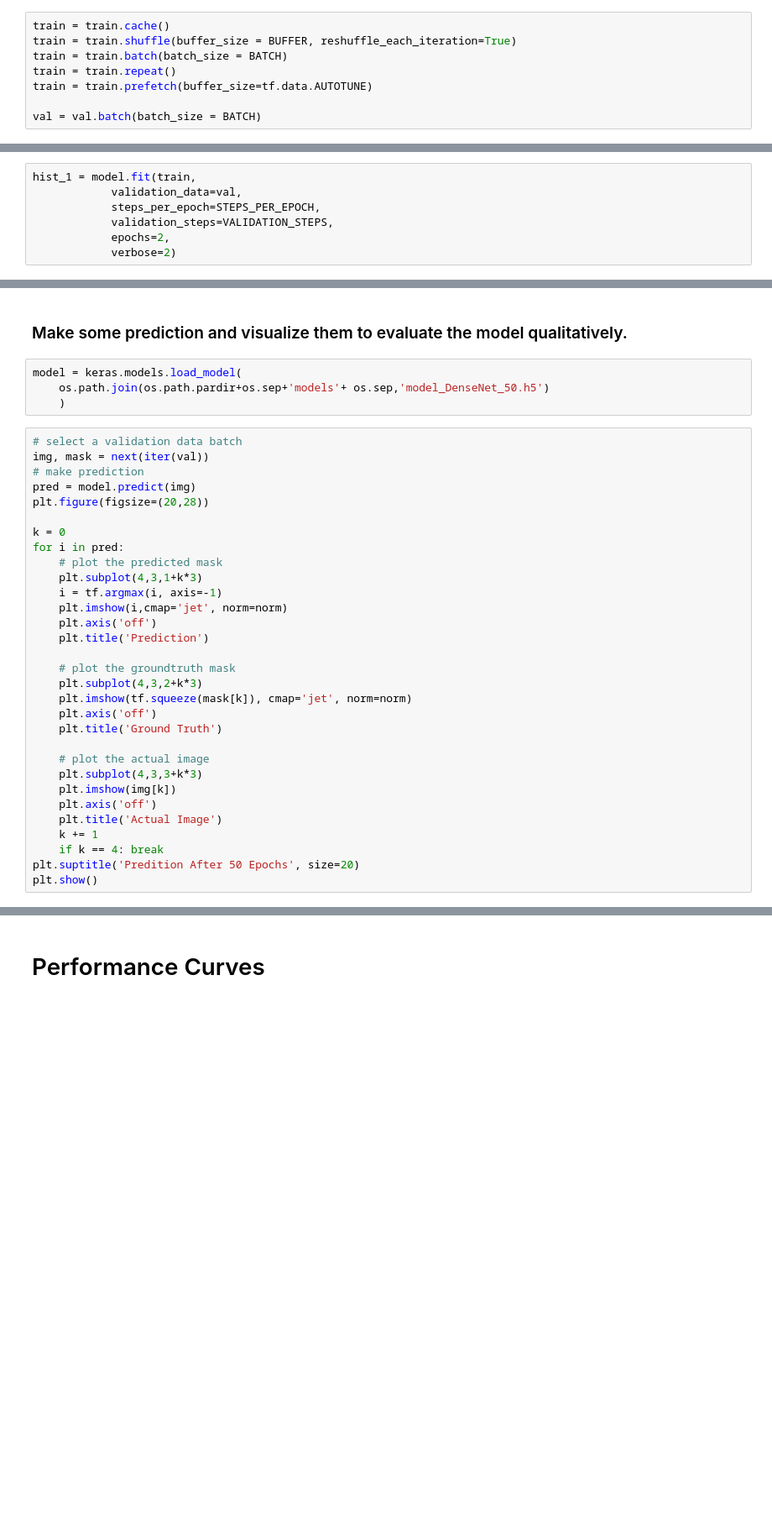
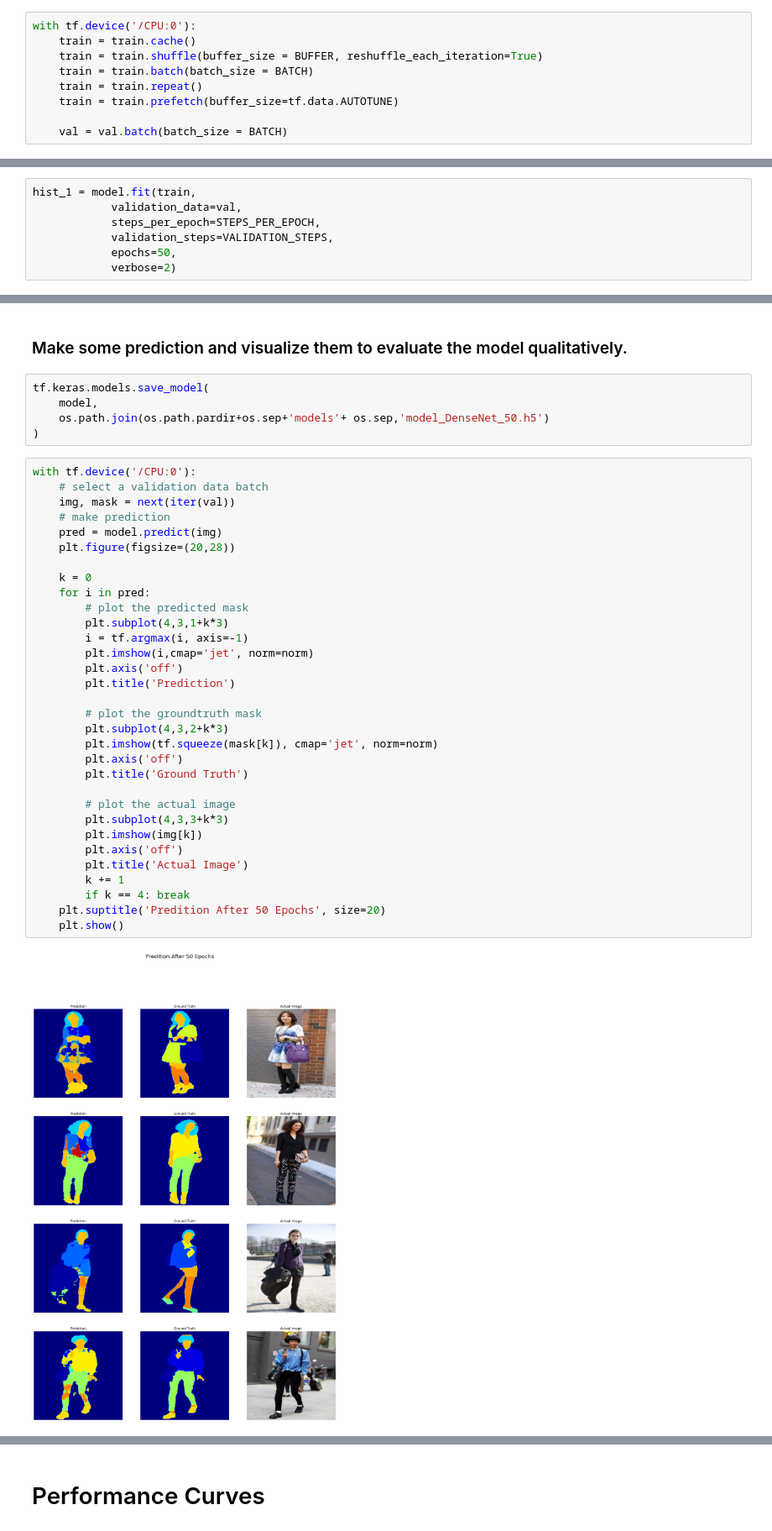
Before and after one commit to my-bear/Semantic-Segmentation, a Jupyter notebook: notebooks/semantic-segmentation.ipynb, the cells around one changed output, grey strips where cells are left out. Shown at 84% size. Cells and saved outputs as stored; diff of their text form; blank space fills up the shorter version.

Commit message:
add new model and fixed

```diff
--- a/notebooks/semantic-segmentation.ipynb
+++ b/notebooks/semantic-segmentation.ipynb
@@ -486,13 +483,14 @@ VALIDATION_STEPS = 200//BATCH
 Создает объект, Datasetкоторый предварительно выбирает элементы из этого набора данных.
 Если используется значение `tf.data.AUTOTUNE` размер буфера настраивается динамически.
 # %%
-train = train.cache()
-train = train.shuffle(buffer_size = BUFFER, reshuffle_each_iteration=True)
-train = train.batch(batch_size = BATCH)
-train = train.repeat()
-train = train.prefetch(buffer_size=tf.data.AUTOTUNE)
+with tf.device('/CPU:0'):
+    train = train.cache()
+    train = train.shuffle(buffer_size = BUFFER, reshuffle_each_iteration=True)
+    train = train.batch(batch_size = BATCH)
+    train = train.repeat()
+    train = train.prefetch(buffer_size=tf.data.AUTOTUNE)
 
-val = val.batch(batch_size = BATCH)
+    val = val.batch(batch_size = BATCH)
 # %% [markdown]
 # Compiling Model
 # %%
@@ -537,6 +512,6 @@ hist_1 = model.fit(train,
             validation_data=val,
             steps_per_epoch=STEPS_PER_EPOCH,
             validation_steps=VALIDATION_STEPS,
-            epochs=2,
+            epochs=50,
             verbose=2)
 # %% [output]
@@ -548,37 +535,41 @@ Detected at node 'model_1/sequential_3/conv2d_transpose_3/conv2d_transpose' defi
 # %% [markdown]
 ### Make some prediction and visualize them to evaluate the model qualitatively.
 # %%
-model = keras.models.load_model(
+tf.keras.models.save_model(
+    model,
     os.path.join(os.path.pardir+os.sep+'models'+ os.sep,'model_DenseNet_50.h5')
-    )
+)
 # %%
-# select a validation data batch
-img, mask = next(iter(val))
-# make prediction
-pred = model.predict(img)
-plt.figure(figsize=(20,28))
+with tf.device('/CPU:0'):
+    # select a validation data batch
+    img, mask = next(iter(val))
+    # make prediction
+    pred = model.predict(img)
+    plt.figure(figsize=(20,28))
 
-k = 0
-for i in pred:
-    # plot the predicted mask
-    plt.subplot(4,3,1+k*3)
-    i = tf.argmax(i, axis=-1)
-    plt.imshow(i,cmap='jet', norm=norm)
-    plt.axis('off')
-    plt.title('Prediction')
+    k = 0
+    for i in pred:
+        # plot the predicted mask
+        plt.subplot(4,3,1+k*3)
+        i = tf.argmax(i, axis=-1)
+        plt.imshow(i,cmap='jet', norm=norm)
+        plt.axis('off')
+        plt.title('Prediction')
 
-    # plot the groundtruth mask
-    plt.subplot(4,3,2+k*3)
-    plt.imshow(tf.squeeze(mask[k]), cmap='jet', norm=norm)
-    plt.axis('off')
-    plt.title('Ground Truth')
+        # plot the groundtruth mask
+        plt.subplot(4,3,2+k*3)
+        plt.imshow(tf.squeeze(mask[k]), cmap='jet', norm=norm)
+        plt.axis('off')
+        plt.title('Ground Truth')
 
-    # plot the actual image
-    plt.subplot(4,3,3+k*3)
-    plt.imshow(img[k])
-    plt.axis('off')
-    plt.title('Actual Image')
-    k += 1
-    if k == 4: break
-plt.suptitle('Predition After 50 Epochs', size=20)
-plt.show()
+        # plot the actual image
+        plt.subplot(4,3,3+k*3)
+        plt.imshow(img[k])
+        plt.axis('off')
+        plt.title('Actual Image')
+        k += 1
+        if k == 4: break
+    plt.suptitle('Predition After 50 Epochs', size=20)
+    plt.show()
+# %% [output]
+[figure, added]
```
Also changed, not shown: parts of 33 cells of this notebook, 2 other files.
